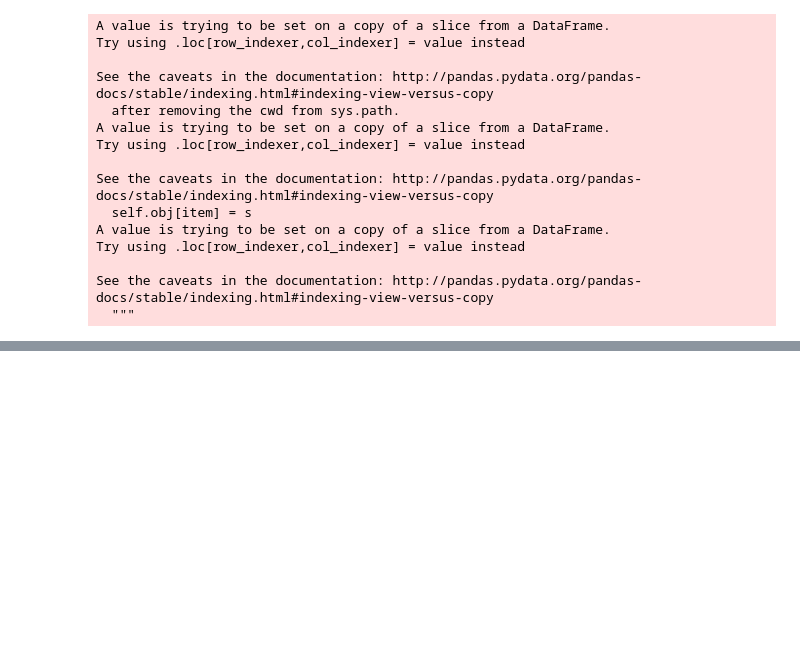
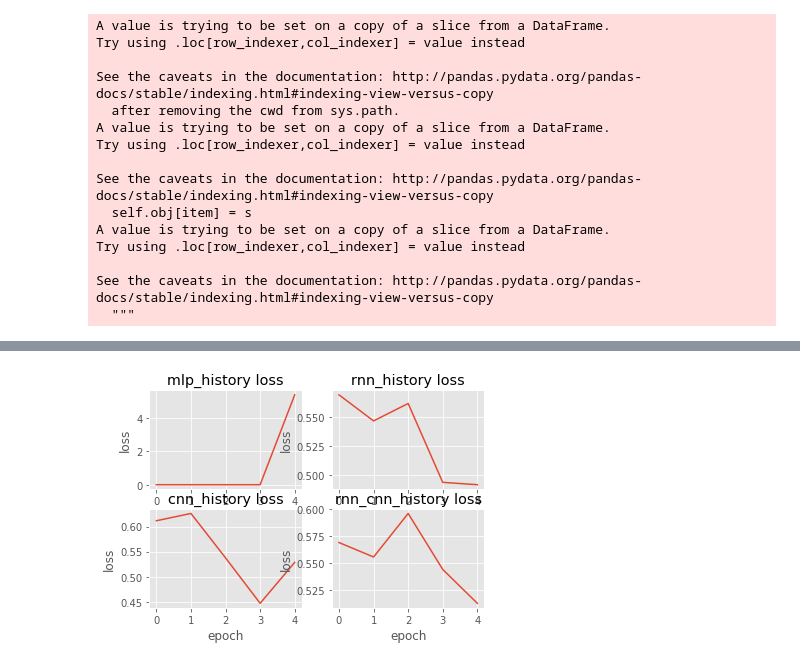
Before and after one commit to yiaktan/NLP-Stock-Prediction, a Jupyter notebook: Data Collection & PreProcessing.ipynb, the cells around one changed output, grey strips where cells are left out. Saved outputs shown, nothing was run; the diff lists cells and outputs as text; code cells hidden in the pictures; blank space fills up the shorter version.

```diff
--- a/Data Collection & PreProcessing.ipynb
+++ b/Data Collection & PreProcessing.ipynb
@@ -637,0 +676,15 @@ TypeError: Unrecognized keyword arguments: {'cv': StratifiedShuffleSplit(n_split
+# %%
+plots = 1
+for model, history in model_dict.items():
+    plt.subplot(2,2,plots)
+    plt.plot(history.history['loss'])
+    #plt.plot(history.history['val_acc'])
+    plt.title('{} loss'.format(model))
+    plt.ylabel('loss')
+    plt.xlabel('epoch')
+    plots += 1
+#plt.legend(['train', 'test'], loc='upper left')
+plt.show()
+# summarize history for loss
+# %% [output]
+[figure, added]
```
Also changed, not shown: parts of 12 cells of this notebook.
